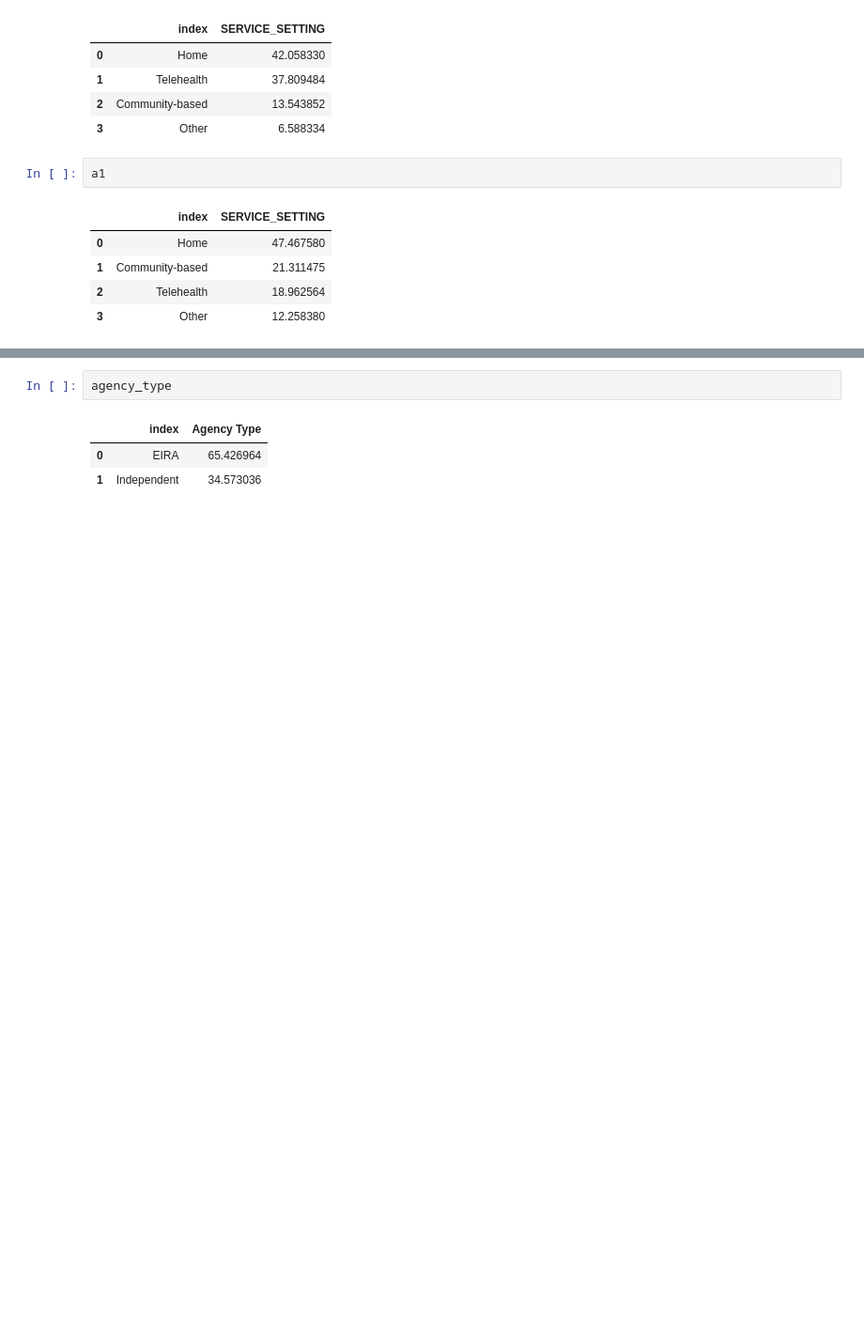
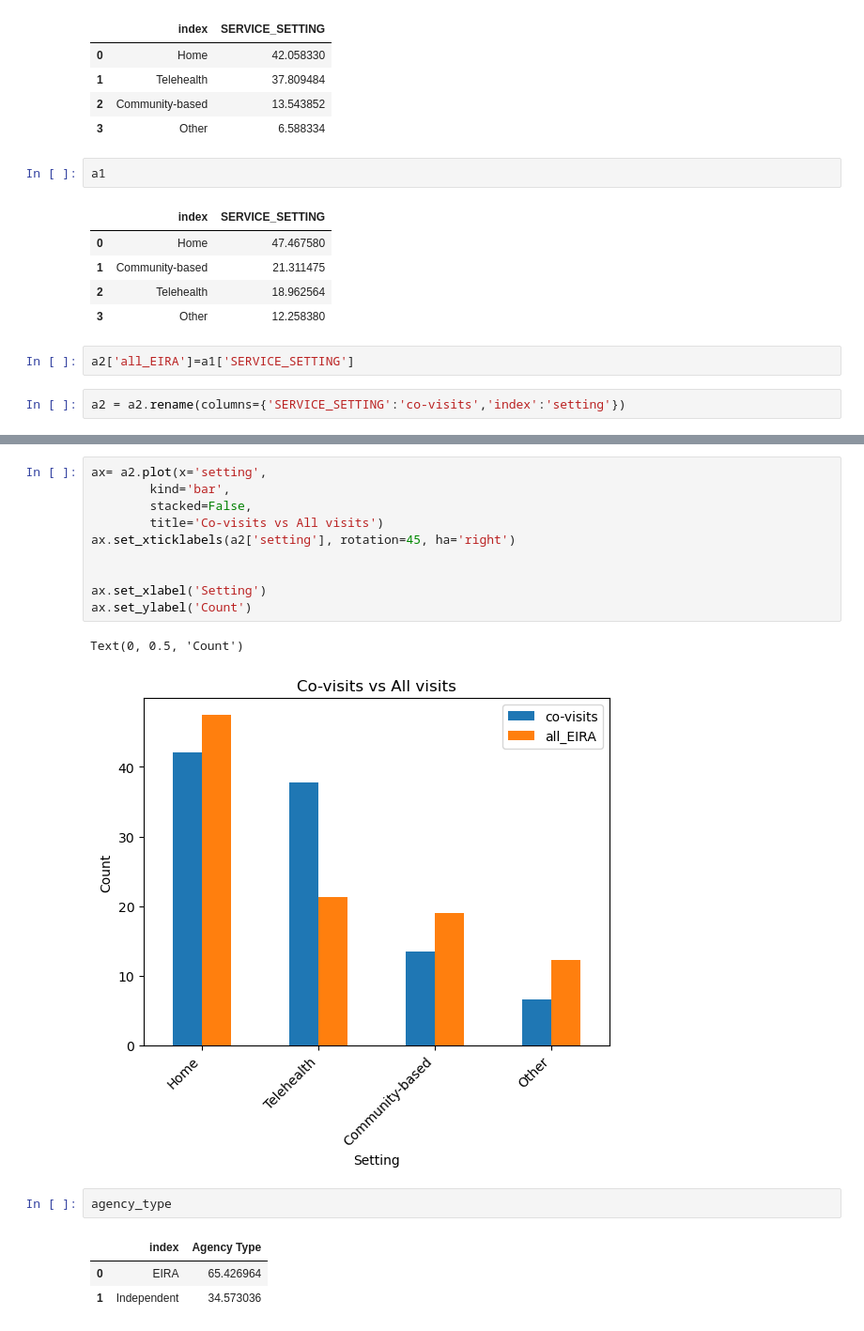
Before and after one commit to NSS-Data-Analytics-Cohort-8/teis_da8_1-dadboddenims, a Jupyter notebook: notebook/teis_data_explora.ipynb, the cells around one changed output, grey strips where cells are left out. Shown at 94% size. Cells and saved outputs as stored; diff of their text form; blank space fills up the shorter version.

```diff
--- a/notebook/teis_data_explora.ipynb
+++ b/notebook/teis_data_explora.ipynb
@@ -474,3 +474,7 @@ a1
 | 1 | Community-based | 21.311475 |
 | 2 | Telehealth | 18.962564 |
 | 3 | Other | 12.258380 |
+# %%
+a2['all_EIRA']=a1['SERVICE_SETTING']
+# %%
+a2 = a2.rename(columns={'SERVICE_SETTING':'co-visits','index':'setting'})
@@ -477,3 +489,16 @@ a1
+# %%
+ax= a2.plot(x='setting',
+        kind='bar',
+        stacked=False,
+        title='Co-visits vs All visits')
+ax.set_xticklabels(a2['setting'], rotation=45, ha='right')
+
+
+ax.set_xlabel('Setting')
+ax.set_ylabel('Count')
+# %% [output]
+Text(0, 0.5, 'Count')
+[figure, added]
 # %%
 agency_type
 # %% [output]
```
Also changed, not shown: parts of 1 cell of this notebook.
